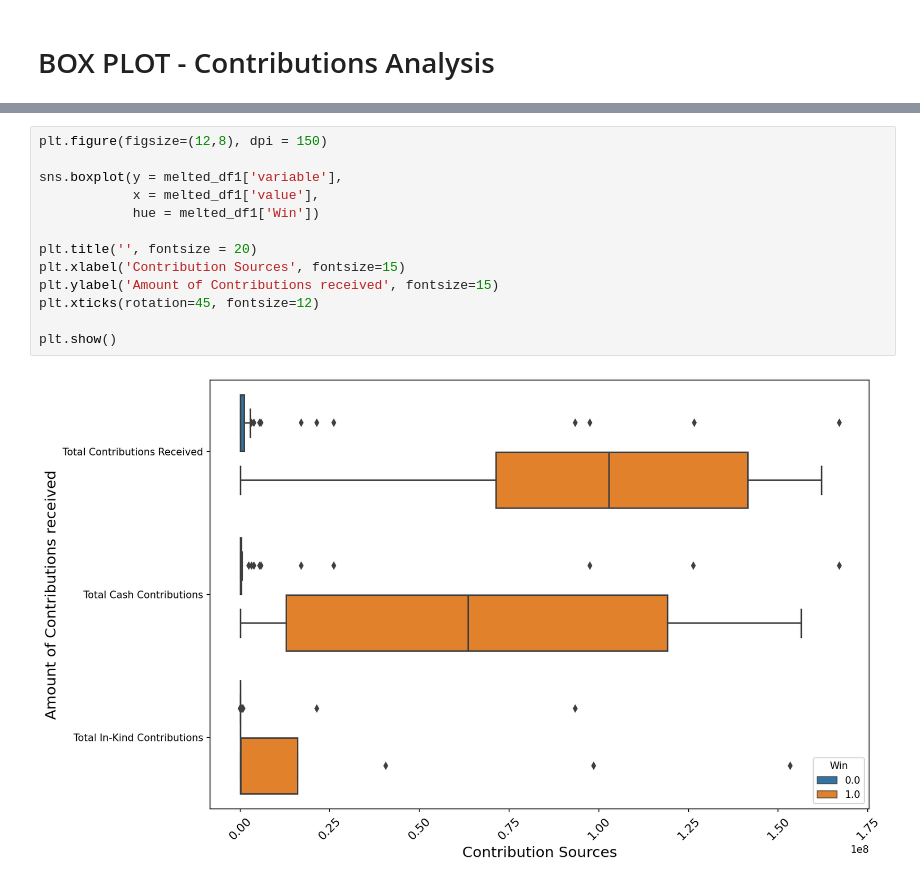
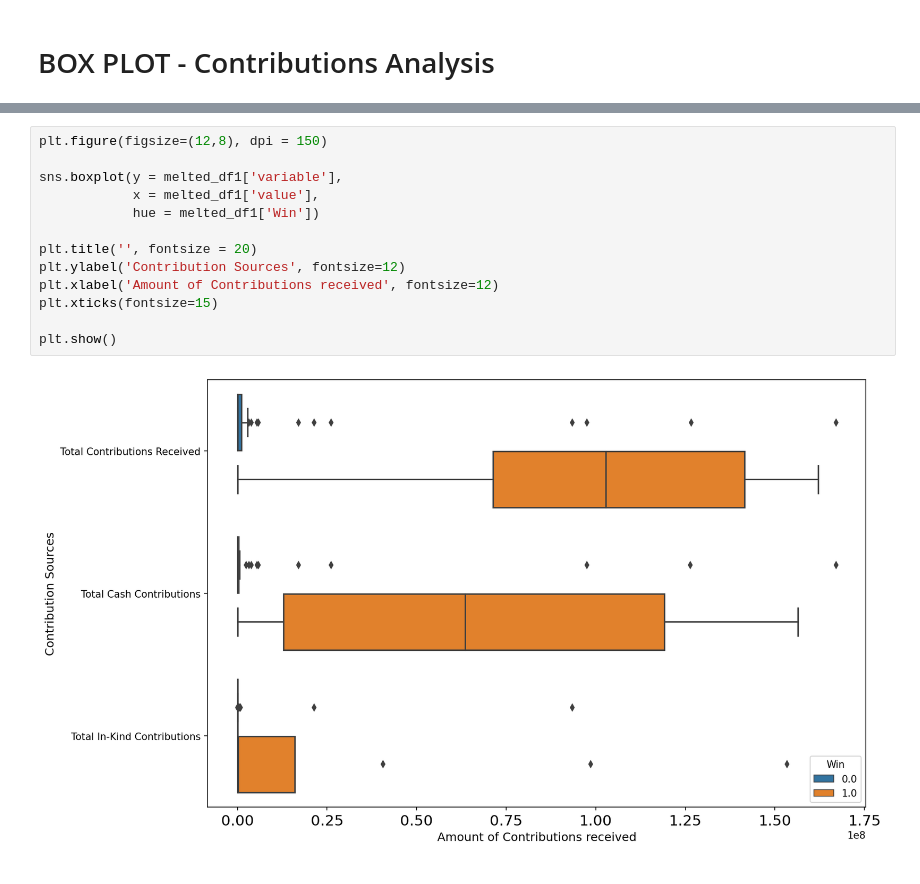
Before and after one commit to nicoataiza/DSFC8-Sprint-1-Group-2, a Jupyter notebook: UBALDO/notebooks/Final notebook.ipynb, the cells around one changed output, grey strips where cells are left out. Saved outputs shown, nothing was run; the diff lists cells and outputs as text.

```diff
--- a/UBALDO/notebooks/Final notebook.ipynb
+++ b/UBALDO/notebooks/Final notebook.ipynb
@@ -115,15 +132,15 @@ melted_df1=pd.melt(df1.iloc[:, 3:], id_vars="Win")
 # %%
 plt.figure(figsize=(12,8), dpi = 150)
 
 sns.boxplot(y = melted_df1['variable'],
             x = melted_df1['value'],
             hue = melted_df1['Win'])
 
 plt.title('', fontsize = 20)
-plt.xlabel('Contribution Sources', fontsize=15)
-plt.ylabel('Amount of Contributions received', fontsize=15)
-plt.xticks(rotation=45, fontsize=12)
+plt.ylabel('Contribution Sources', fontsize=12)
+plt.xlabel('Amount of Contributions received', fontsize=12)
+plt.xticks(fontsize=15)
 
 plt.show()
 # %% [output]
-[figure, old version]
+[figure, new version]
```
Also changed, not shown: parts of 5 cells of this notebook.
